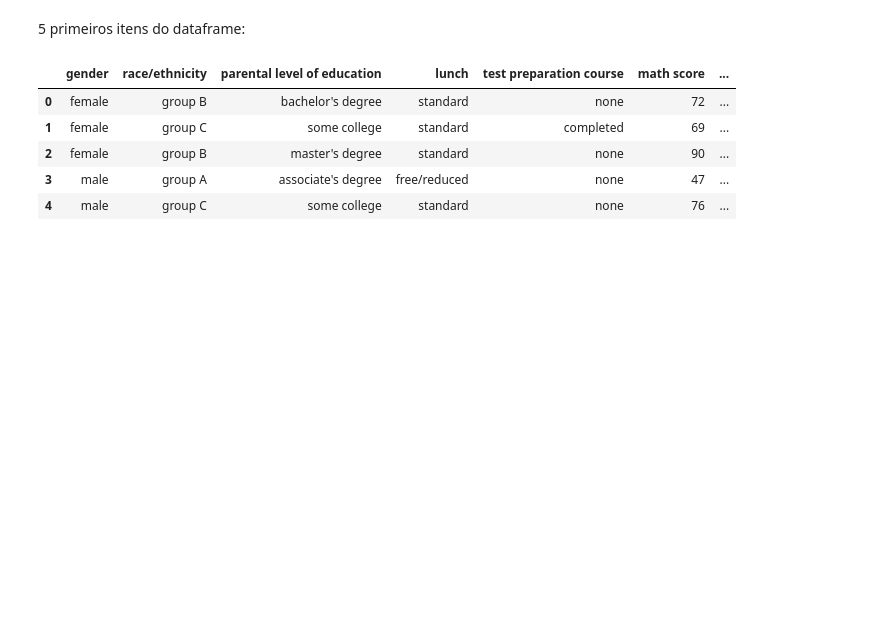
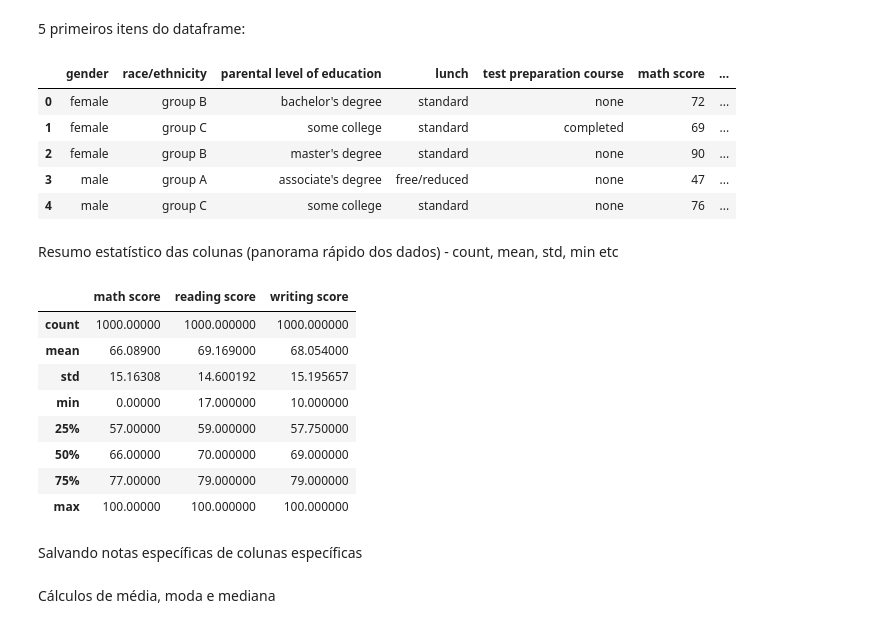
Before and after one commit to seocodes/data-science-basics, a Jupyter notebook: DataScience_SI.ipynb, the cells around one changed output. Cells and saved outputs as stored; diff of their text form; code cells hidden in the pictures; blank space fills up the shorter version.

```diff
--- a/DataScience_SI.ipynb
+++ b/DataScience_SI.ipynb
@@ -21,3 +23,19 @@ df.head()
 | 2 | female | group B | master's degree | standard | none | 90 | ... |
 | 3 | male | group A | associate's degree | free/reduced | none | 47 | ... |
 | 4 | male | group C | some college | standard | none | 76 | ... |
+# %% [markdown]
+Resumo estatístico das colunas (panorama rápido dos dados) - count, mean, std, min etc
+# %%
+df.describe()
+# %% [output]
+|  | math score | reading score | writing score |
+| count | 1000.00000 | 1000.000000 | 1000.000000 |
+| mean | 66.08900 | 69.169000 | 68.054000 |
+| std | 15.16308 | 14.600192 | 15.195657 |
+| min | 0.00000 | 17.000000 | 10.000000 |
+| 25% | 57.00000 | 59.000000 | 57.750000 |
+| 50% | 66.00000 | 70.000000 | 69.000000 |
+| 75% | 77.00000 | 79.000000 | 79.000000 |
+| max | 100.00000 | 100.000000 | 100.000000 |
+# %% [markdown]
+Salvando notas específicas de colunas específicas
@@ -23,0 +46,2 @@ df.head()
+# %% [markdown]
+Cálculos de média, moda e mediana
```
Also changed, not shown: parts of 14 cells of this notebook.
